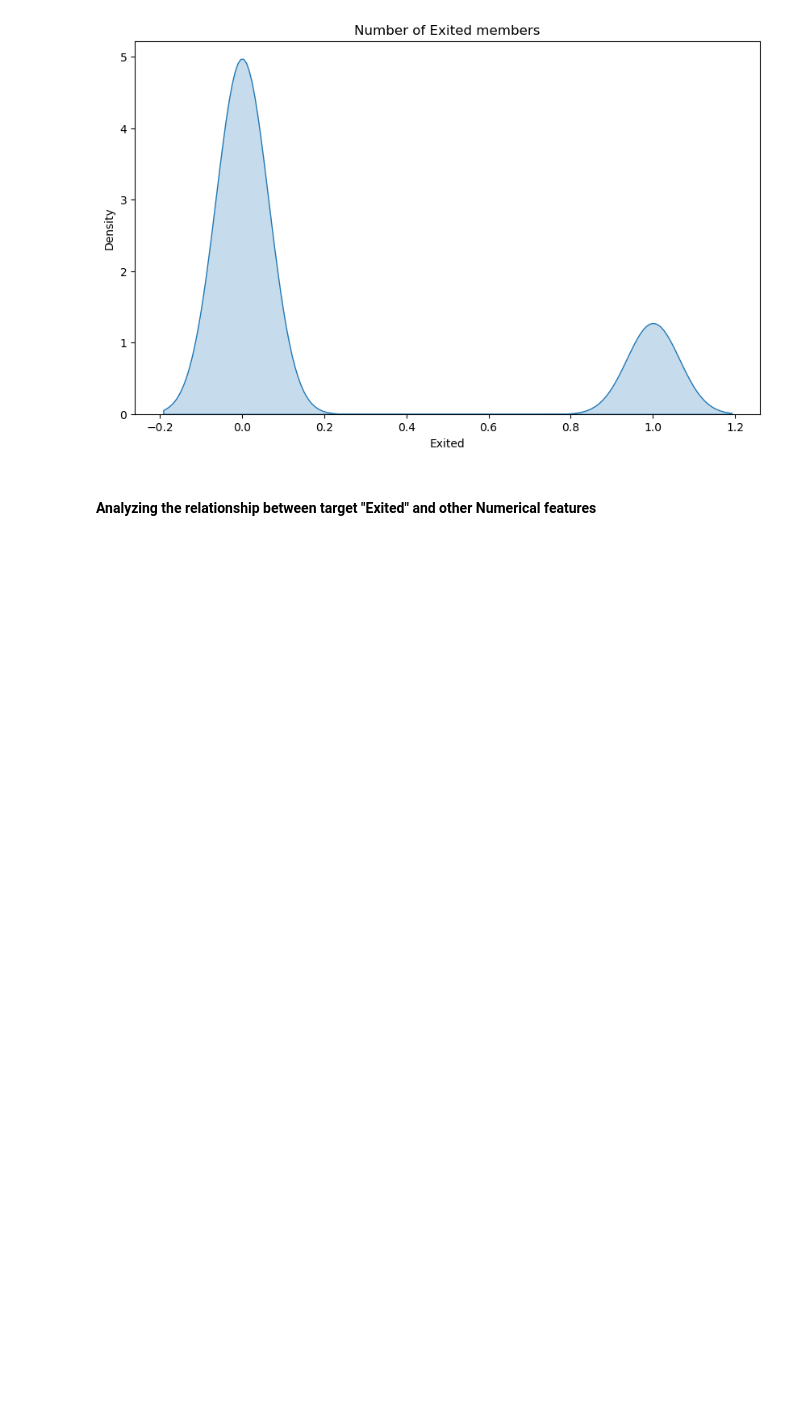
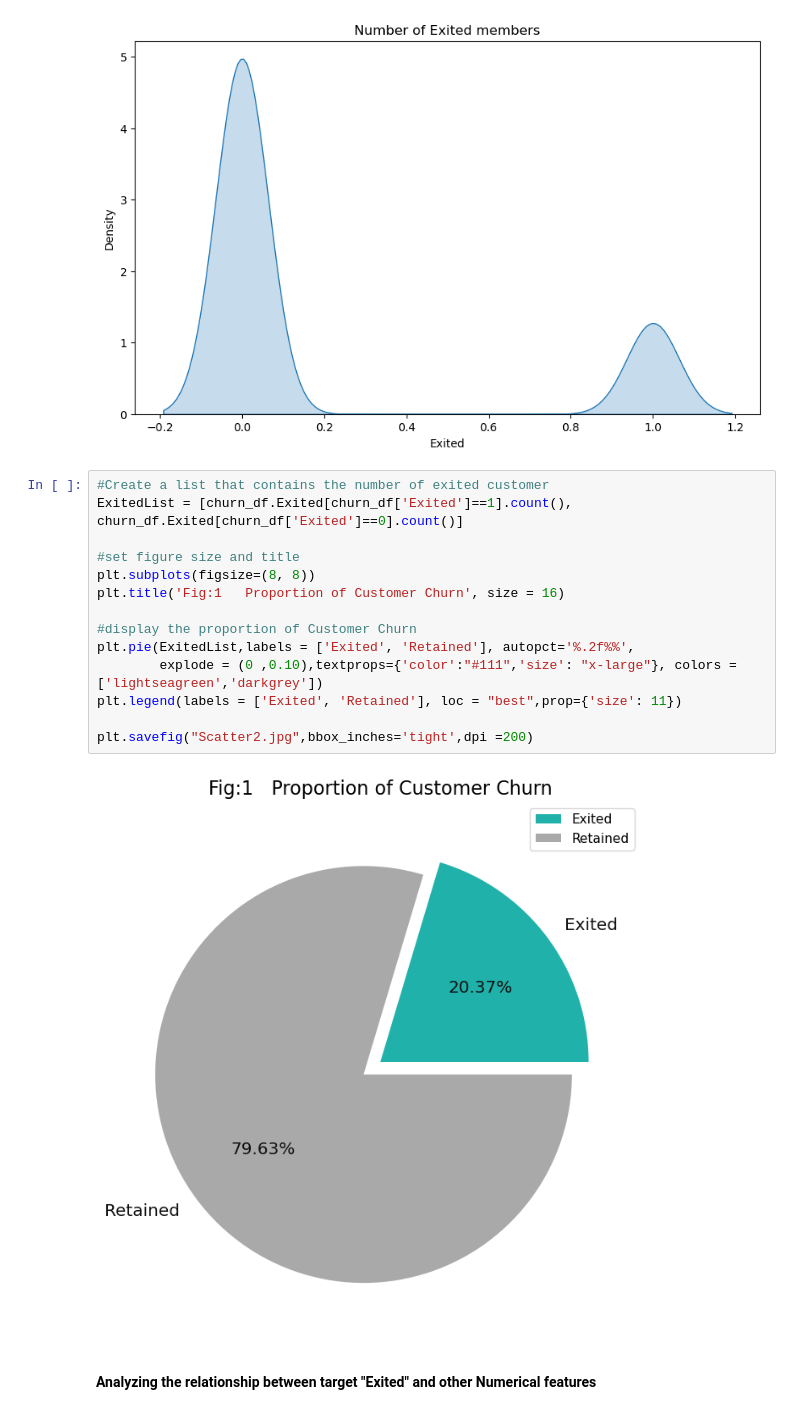
Before and after one commit to Tafadzwa03kusie/Banking_churn, a Jupyter notebook: Assignment 3.ipynb, the cells around one changed output. Cells and saved outputs as stored; diff of their text form; blank space fills up the shorter version.

```diff
--- a/Assignment 3.ipynb
+++ b/Assignment 3.ipynb
@@ -151,6 +168,22 @@ plt.show
 # %% [output]
 <function matplotlib.pyplot.show(close=None, block=None)>
 [figure]
+# %%
+#Create a list that contains the number of exited customer
+ExitedList = [churn_df.Exited[churn_df['Exited']==1].count(), churn_df.Exited[churn_df['Exited']==0].count()]
+
+#set figure size and title
+plt.subplots(figsize=(8, 8))
+plt.title('Fig:1   Proportion of Customer Churn', size = 16)
+
+#display the proportion of Customer Churn
+plt.pie(ExitedList,labels = ['Exited', 'Retained'], autopct='%.2f%%',
+        explode = (0 ,0.10),textprops={'color':"#111",'size': "x-large"}, colors = ['lightseagreen','darkgrey'])
+plt.legend(labels = ['Exited', 'Retained'], loc = "best",prop={'size': 11})
+
+plt.savefig("Scatter2.jpg",bbox_inches='tight',dpi =200)
+# %% [output]
+[figure, added]
 # %% [markdown]
 #### Analyzing the relationship between target "Exited" and other Numerical features
 # %%
```
Also changed, not shown: parts of 26 cells of this notebook.
